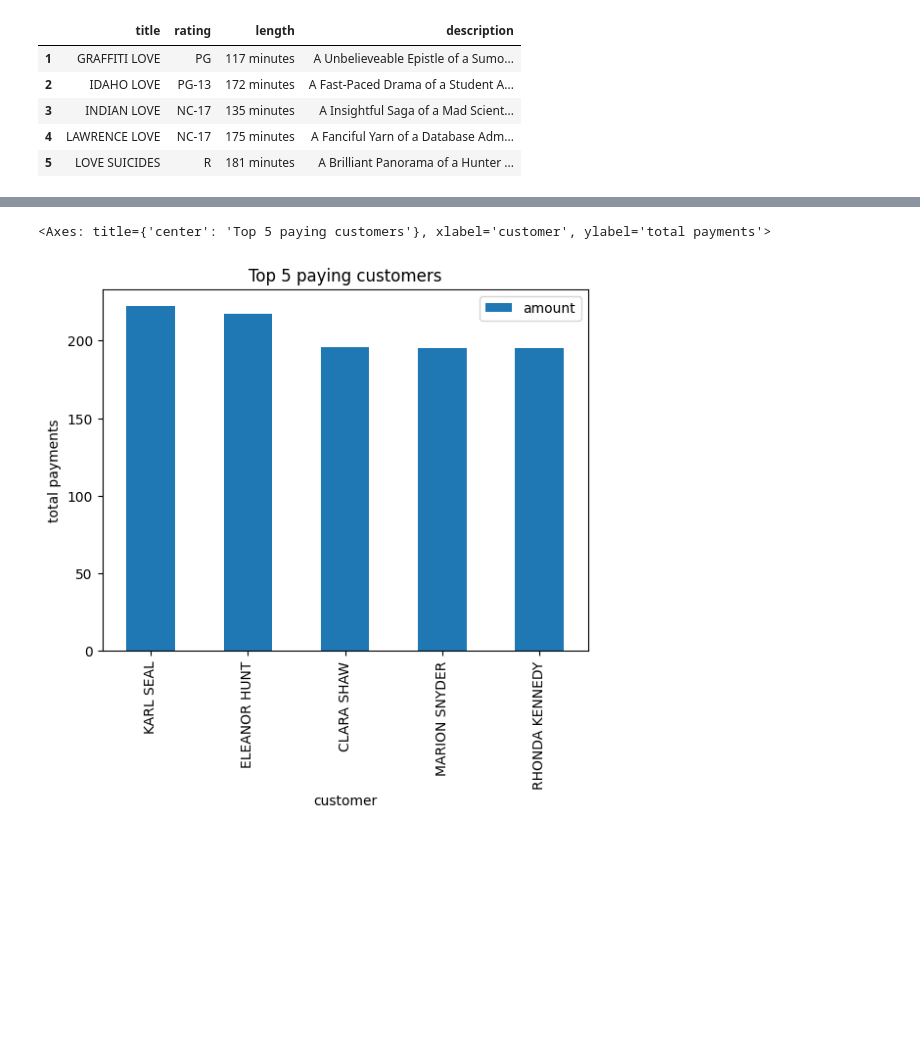
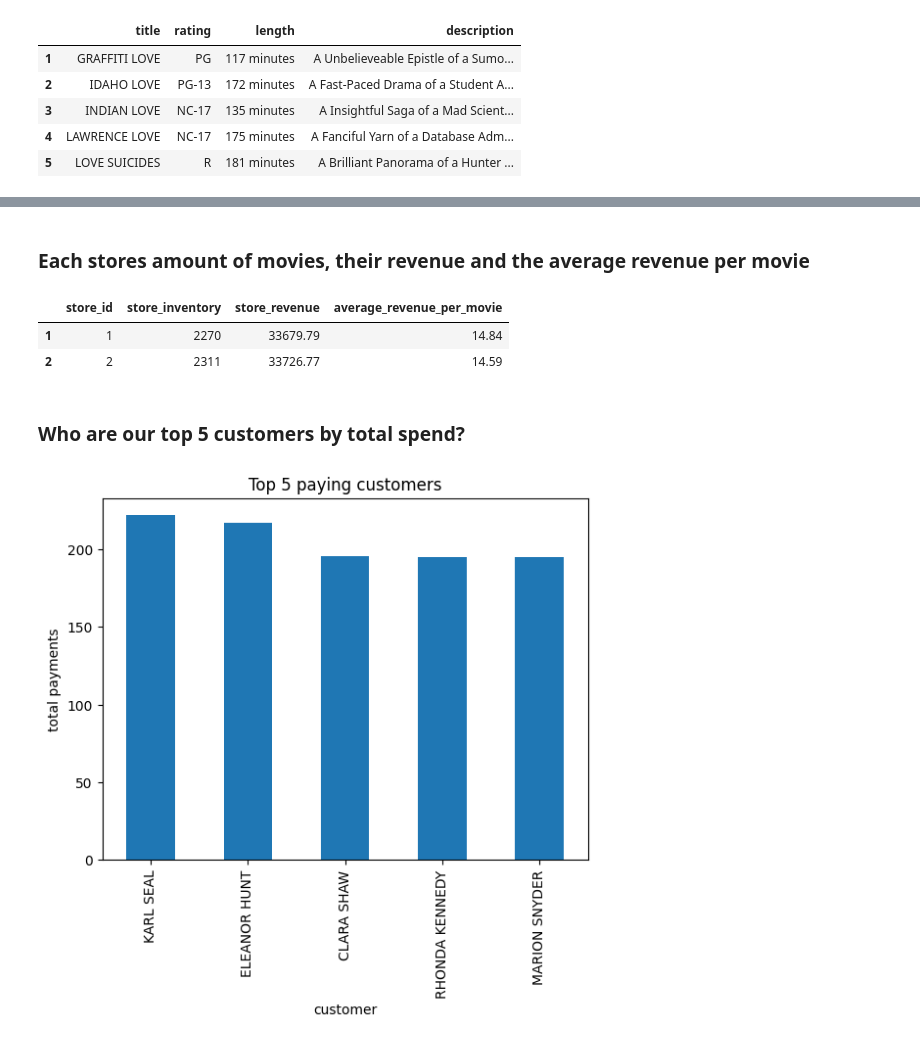
Before and after one commit to Anja-Sche/Lab_SQL_Anja_Scherwall_DE25, a Jupyter notebook: stakeholder_report.ipynb, the cells around one changed output, grey strips where cells are left out. Drawn from its saved outputs; the diff is of its cells as text; code cells hidden in the pictures; blank space fills up the shorter version.

```diff
--- a/stakeholder_report.ipynb
+++ b/stakeholder_report.ipynb
@@ -153,17 +252,40 @@ actor_most_movies
+# %% [markdown]
+### Each stores amount of movies, their revenue and the average revenue per movie
+# %%
+store_inventory_revenue = duckdb.sql("""
+            SELECT
+                distinct i.store_id,
+                COUNT(DISTINCT i.inventory_id) AS store_inventory,
+                ROUND(SUM(p.amount),2) AS store_revenue,
+                ROUND(store_revenue/store_inventory, 2) AS average_revenue_per_movie
+            FROM inventory i
+                LEFT JOIN rental r ON r.inventory_id = i.inventory_id
+                LEFT JOIN payment p ON p.rental_id = r.rental_id
+            GROUP BY i.store_id
+            ORDER BY i.store_id;
+""").df()
+store_inventory_revenue.index = store_inventory_revenue.index +1
+
+store_inventory_revenue
+# %% [output]
+|  | store_id | store_inventory | store_revenue | average_revenue_per_movie |
+| 1 | 1 | 2270 | 33679.79 | 14.84 |
+| 2 | 2 | 2311 | 33726.77 | 14.59 |
+# %% [markdown]
+### Who are our top 5 customers by total spend?
 # %%
 top_paying_customers = duckdb.sql("""
             SELECT
                 DISTINCT c.first_name || ' ' || c.last_name AS customer_name,
-                ROUND(SUM(p.amount)) AS amount
+                ROUND(SUM(p.amount),2) AS amount
             FROM
                 customer c
-                INNER JOIN payment p ON c.customer_id = p.customer_id
+                LEFT JOIN payment p ON c.customer_id = p.customer_id
             GROUP BY customer_name
             ORDER BY amount DESC
             LIMIT 5;
 """).df()
 # %%
-top_paying_customers.plot(kind="bar", x="customer_name", y="amount", xlabel="customer", ylabel="total payments", title="Top 5 paying customers")
+ax = top_paying_customers.plot(kind="bar", x="customer_name", y="amount", xlabel="customer", ylabel="total payments", title="Top 5 paying customers", legend=False)
 # %% [output]
-<Axes: title={'center': 'Top 5 paying customers'}, xlabel='customer', ylabel='total payments'>
-[figure, old version]
+[figure, new version]
```
Also changed, not shown: parts of 18 cells of this notebook.
